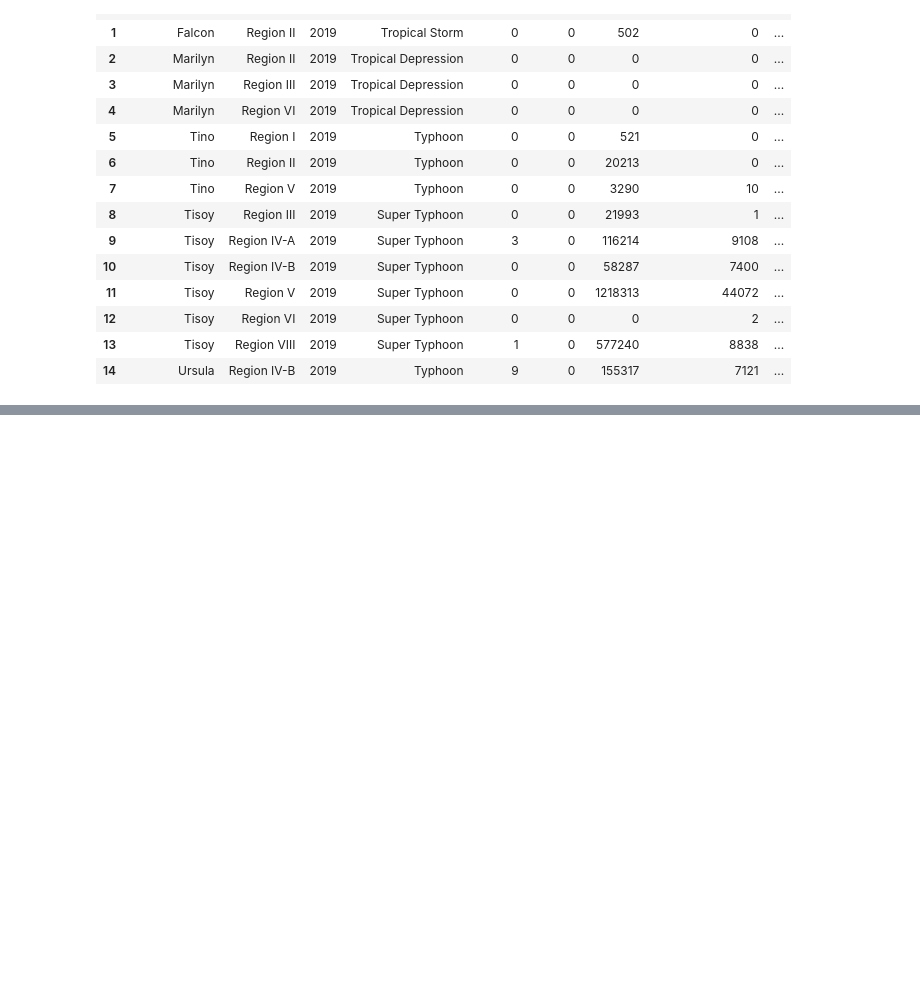
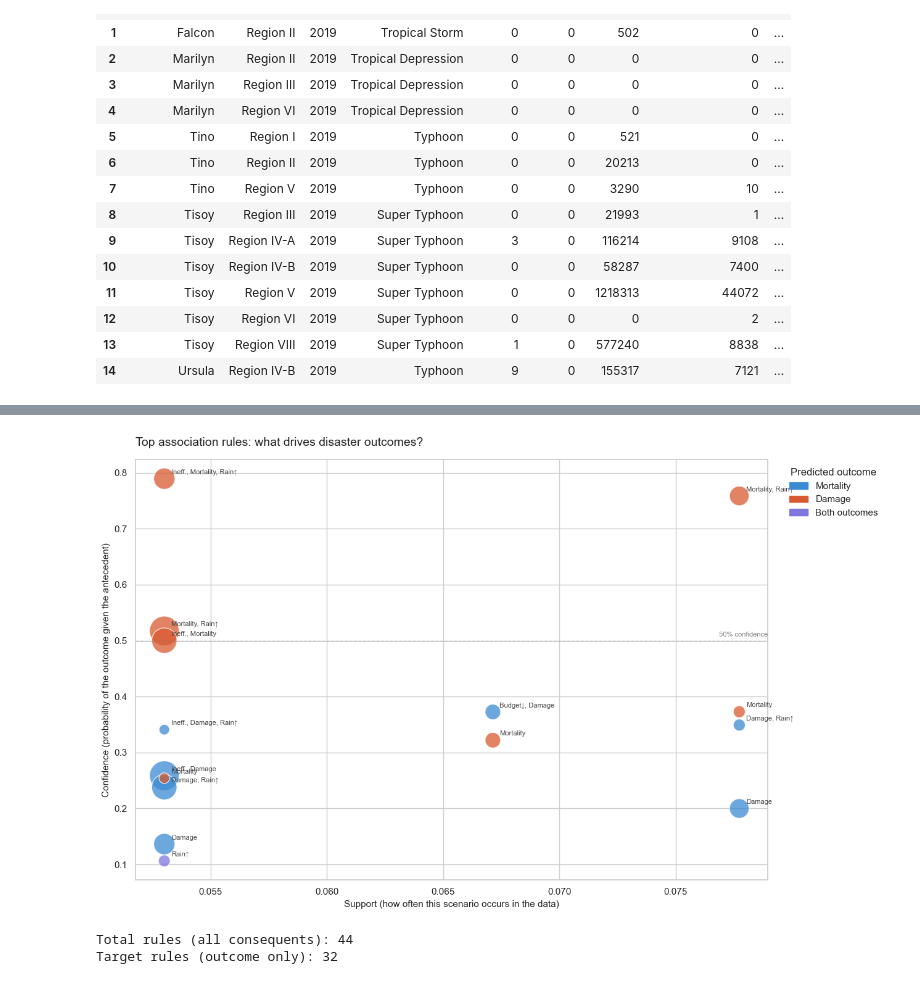
Before and after one commit to alecbnono/flood-control-health-outcomes, a Jupyter notebook: notebooks/data_mining_2.ipynb, the cells around one changed output, grey strips where cells are left out. Cells and saved outputs as stored; diff of their text form; code cells hidden in the pictures; blank space fills up the shorter version.

```diff
--- a/notebooks/data_mining_2.ipynb
+++ b/notebooks/data_mining_2.ipynb
@@ -244,0 +197,68 @@ NameError: name 'rule_label' is not defined
+# %%
+import matplotlib.pyplot as plt
+import matplotlib.patches as mpatches
+import seaborn as sns
+
+sns.set_theme(style="whitegrid")
+fig, ax = plt.subplots(figsize=(13, 8))
+
+# Color palette — meaningful, not decorative
+palette = {
+    'Mortality': '#3B8BD4', # blue
+    'Damage': '#D85A30', # coral
+    'Both outcomes': '#7F77DD', # purple
+    'Other': '#888780', # gray
+}
+
+scatter = sns.scatterplot(
+    data=top_rules,
+    x='support',
+    y='confidence',
+    size='lift',
+    hue='outcome_type', # ← now encodes WHAT is predicted
+    sizes=(150, 1200),
+    alpha=0.75,
+    palette=palette,
+    ax=ax
+)
+
+# Annotate each bubble with its short label
+for _, row in top_rules.iterrows():
+    ax.annotate(
+        row['label'],
+        xy=(row['support'], row['confidence']),
+        xytext=(8, 4), textcoords='offset points',
+        fontsize=8, color='#444',
+        ha='left', va='bottom'
+    )
+
+# Reference lines
+ax.axhline(y=0.5, color='gray', linestyle='--', alpha=0.4, linewidth=1)
+ax.text(ax.get_xlim()[1], 0.505, '50% confidence', fontsize=8,
+    color='gray', ha='right', va='bottom')
+
+# Titles and labels
+ax.set_title('Top association rules: what drives disaster outcomes?',
+    fontsize=14, pad=16, loc='left')
+ax.set_xlabel('Support (how often this scenario occurs in the data)', fontsize=11)
+ax.set_ylabel('Confidence (probability of the outcome given the antecedent)', fontsize=11)
+
+# Clean up legend — separate size from color
+handles, labels = ax.get_legend_handles_labels()
+color_handles = [mpatches.Patch(color=v, label=k) for k, v in palette.items()
+                  if k in top_rules['outcome_type'].values]
+ax.legend(handles=color_handles, title='Predicted outcome',
+    bbox_to_anchor=(1.02, 1), loc='upper left', frameon=False)
+
+plt.tight_layout()
+plt.savefig('top_rules_chart.png', dpi=150, bbox_inches='tight')
+plt.show()
+# %% [output]
+[figure, added]
+# %%
+# Cell 1 — how many rules do you have total?
+print(f"Total rules (all consequents): {len(rules)}")
+print(f"Target rules (outcome only): {len(target_rules)}")
+# %% [output]
+Total rules (all consequents): 44
+Target rules (outcome only): 32
```
Also changed, not shown: parts of 9 cells of this notebook, 5 other files.
